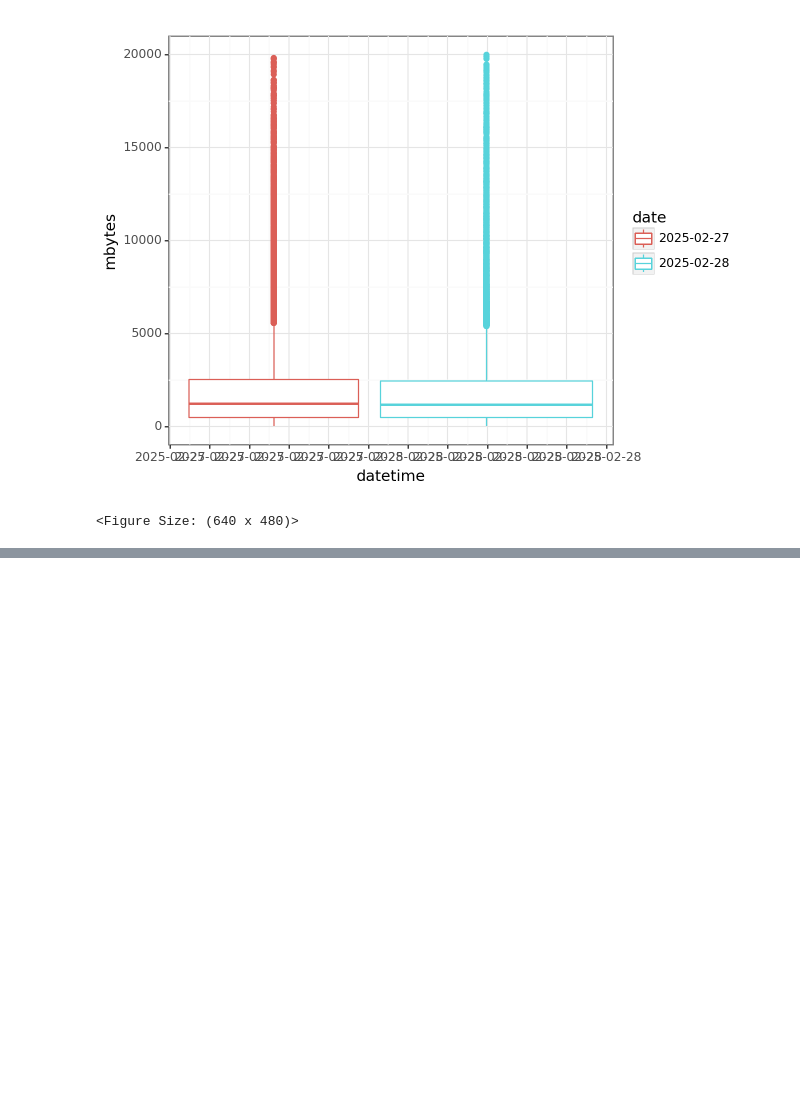
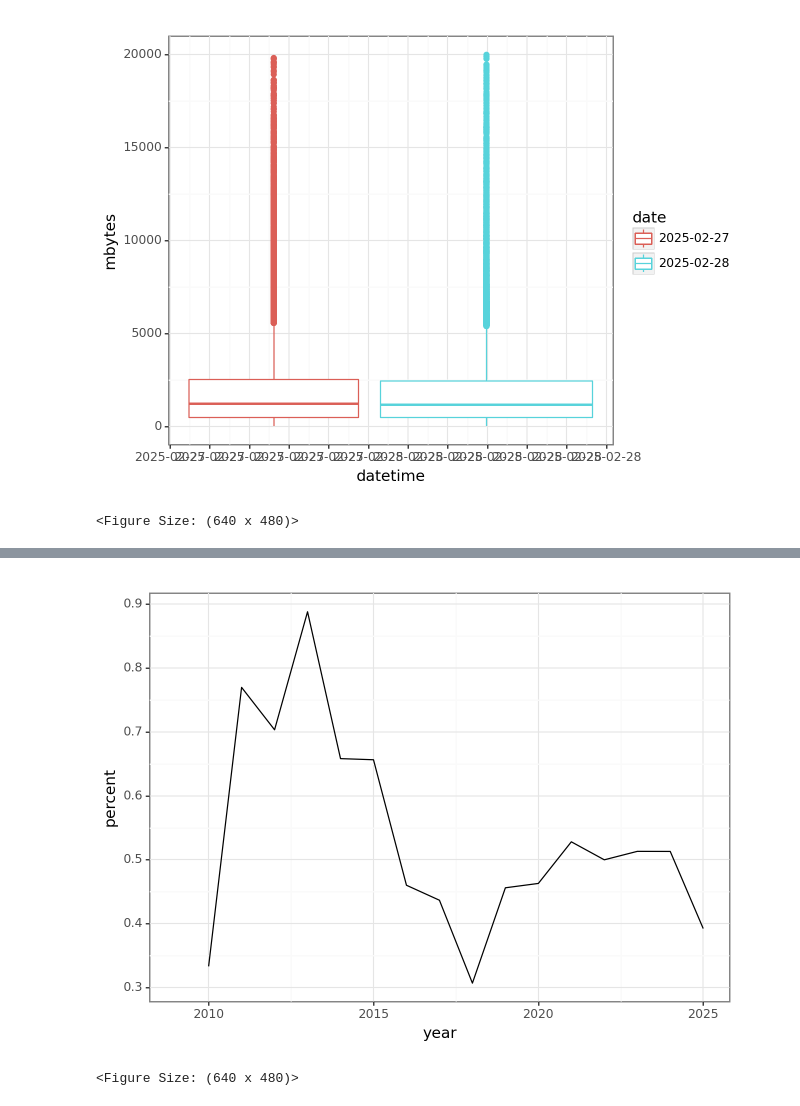
Before and after one commit to timbalam/singlem-sra-processing, a Jupyter notebook: cloud/argo/job_running_analysis.ipynb, the cells around one changed output, grey strips where cells are left out. Drawn from its saved outputs; the diff is of its cells as text; code cells hidden in the pictures; blank space fills up the shorter version.

```diff
--- a/cloud/argo/job_running_analysis.ipynb
+++ b/cloud/argo/job_running_analysis.ipynb
@@ -201,0 +304,7 @@ num_to_do / joined.filter(pl.col('done')).shape[0] * time_since_start, joined.gr
+# %%
+by_year2 = by_year.pivot('is_human', values='len')#, 'year', 'len')
+by_year2 = by_year2.with_columns((pl.col('true') / (pl.col('true') + pl.col('false'))).alias('percent'))
+ggplot(by_year2) + geom_line(aes(x='year', y='percent'))
+# %% [output]
+[figure, added]
+<Figure Size: (640 x 480)>
```
Also changed, not shown: parts of 20 cells of this notebook, 4 other files.
